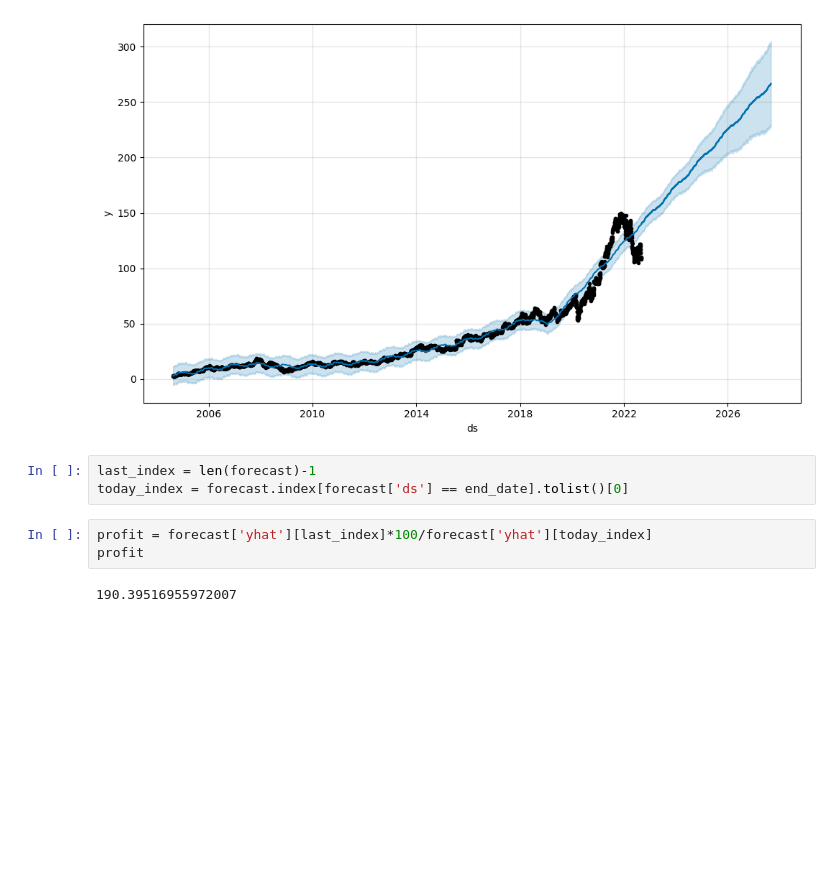
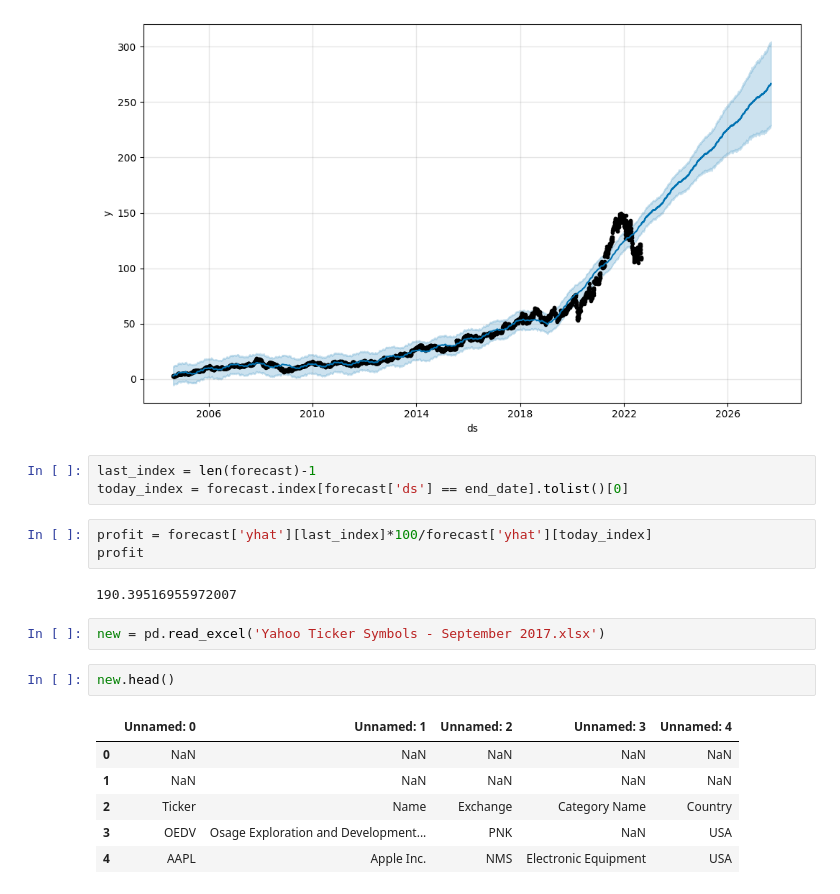
Before and after one commit to Rahs0601/Stock-Predication, a Jupyter notebook: test.ipynb, the cells around one changed output. Saved outputs shown, nothing was run; the diff lists cells and outputs as text; blank space fills up the shorter version.

```diff
--- a/test.ipynb
+++ b/test.ipynb
@@ -137,3 +139,14 @@ profit = forecast['yhat'][last_index]*100/forecast['yhat'][today_index]
 profit
 # %% [output]
 190.39516955972007
+# %%
+new = pd.read_excel('Yahoo Ticker Symbols - September 2017.xlsx')
+# %%
+new.head()
+# %% [output]
+|  | Unnamed: 0 | Unnamed: 1 | Unnamed: 2 | Unnamed: 3 | Unnamed: 4 |
+| 0 | NaN | NaN | NaN | NaN | NaN |
+| 1 | NaN | NaN | NaN | NaN | NaN |
+| 2 | Ticker | Name | Exchange | Category Name | Country |
+| 3 | OEDV | Osage Exploration and Development... | PNK | NaN | USA |
+| 4 | AAPL | Apple Inc. | NMS | Electronic Equipment | USA |
```
Also changed, not shown: parts of 18 cells of this notebook, 2 other files.
